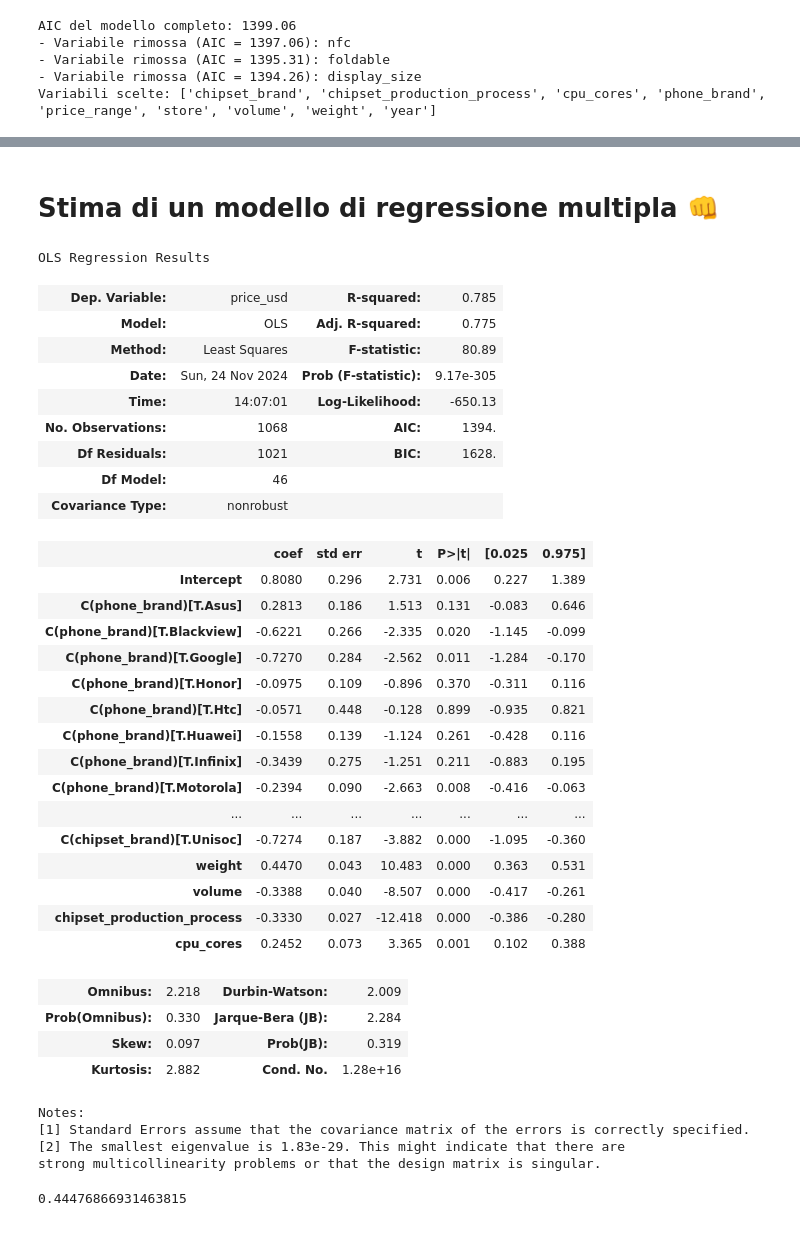
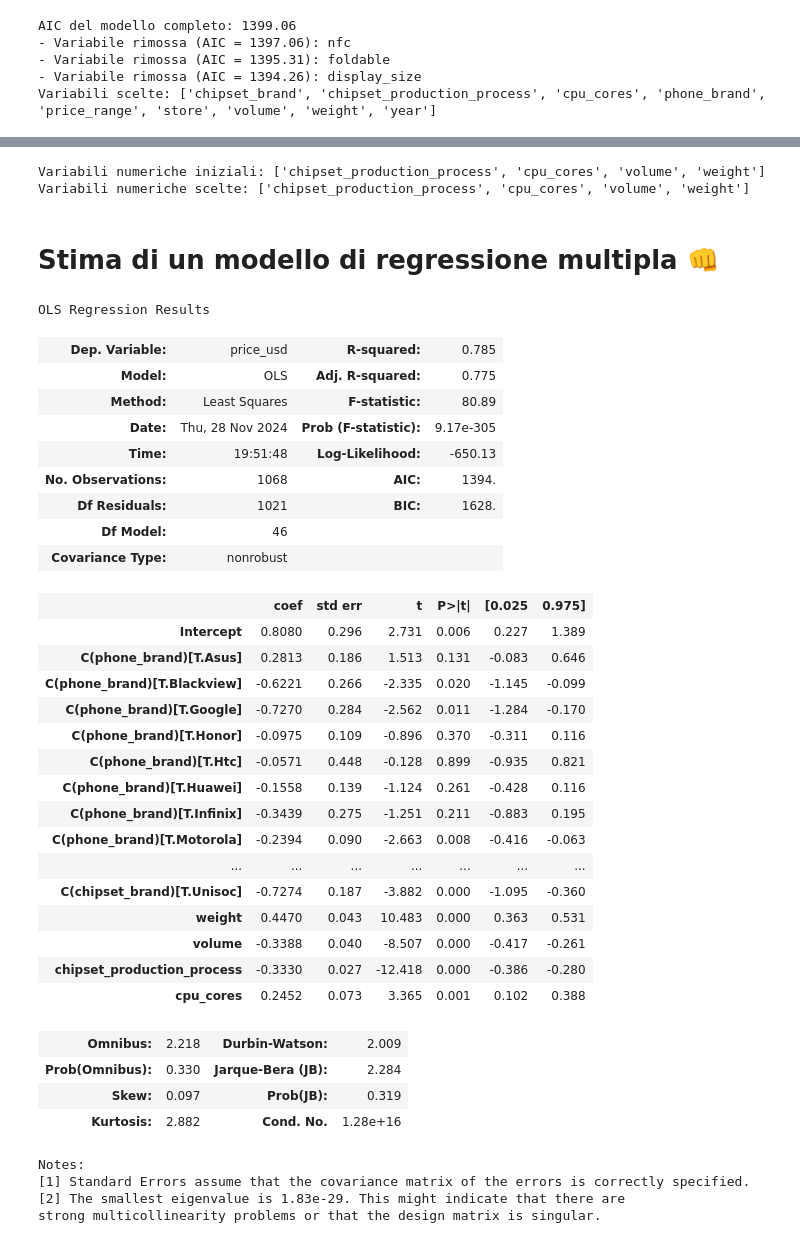
Before and after one commit to lamferzon/crash-course-Python, a Jupyter notebook: Lezioni/3. Caso di studio.ipynb, the cells around one changed output, grey strips where cells are left out. Drawn from its saved outputs; the diff is of its cells as text; code cells hidden in the pictures.

```diff
--- a/Lezioni/3. Caso di studio.ipynb
+++ b/Lezioni/3. Caso di studio.ipynb
@@ -442,3 +439,15 @@ tr_data[num_vars + [target_var]] = StandardScaler().fit_transform(tr_data[num_va
+# %%
+tr_data = data.copy()
+scaler = {}
+
+for var_i in num_vars + [target_var]:
+
+    # applicazione del logaritmo
+    x = np.log(np.array(tr_data[var_i]).reshape(-1, 1))
+
+    # standardizzazione
+    scaler[var_i] = StandardScaler()
+    tr_data[var_i] = scaler[var_i].fit_transform(x)
 # %% [markdown]
 ## Rimozione degli outlier tramite IQR (Interquartile Range)
 # %% [markdown]
@@ -661,7 +670,7 @@ def build_formula(t_var, n_vars, c_vars):
 # %% [markdown]
 ## Suddivisione del dataset in train e test
 # %%
-train_data, test_data = train_test_split(tr_data, train_size=.8, random_state=1)
+tr_train_data, tr_test_data = train_test_split(tr_data, train_size=.8, random_state=1)
 # %% [markdown]
 ## Stepwise backward
 L'approccio **stepwise backward** è una tecnica di selezione delle variabili utilizzata per costruire modelli statistici, come la regressione lineare, in modo da migliorare la parsimonia e ridurre l'overfitting. Questo metodo rimuove iterativamente le variabili meno significative (quelle che peggiorano maggiormente la qualità del modello) finché non si raggiunge una configurazione ottimale.
@@ -733,7 +742,7 @@ def run_backward_stepwise(t_var, n_vars, c_vars, df, tolerance=1e-6):
     print(f"Variabili scelte:", sorted(current_vars))
     return [var for var in current_vars if var in n_vars], [var for var in current_vars if var in c_vars]
 
-ch_num_vars, ch_cat_vars = run_backward_stepwise(target_var, num_vars, cat_vars, train_data)
+ch_num_vars, ch_cat_vars = run_backward_stepwise(target_var, num_vars.copy(), cat_vars.copy(), tr_train_data)
 # %% [output]
 AIC del modello completo: 1399.06
 - Variabile rimossa (AIC = 1397.06): nfc
@@ -743,18 +766,47 @@ Variabili scelte: ['chipset_brand', 'chipset_production_process', 'cpu_cores', '
+# %%
+def VIF_var_selection(n_vars, df):
+
+    # inizializzazione: tutti i regressori numerici
+    print(f"Variabili numeriche iniziali: {sorted(n_vars)}")
+    current_vars = n_vars
+
+    while True:
+
+        # calcolo del VIF per ogni covariata
+        subset = df[current_vars]
+        summary = pd.DataFrame()
+        summary["Variable"] = subset.columns
+        summary["VIF"] = [variance_inflation_factor(subset.values, i) for i in range(len(subset.columns))]
+
+        # il regressore con il VIF peggiore viene rimosso
+        if summary["VIF"].max() > 5:
+            print(f"- Variabile rimossa (VIF = {round(summary["VIF"].max(),2)}): {summary.loc[summary["VIF"].idxmax(), "Variable"]}")
+            current_vars.remove(summary.loc[summary["VIF"].idxmax(), "Variable"])
+        else:
+            break
+
+    print(f"Variabili numeriche scelte:", sorted(current_vars))
+    return current_vars
+
+ch_num_vars = VIF_var_selection(ch_num_vars.copy(), tr_data)
+# %% [output]
+Variabili numeriche iniziali: ['chipset_production_process', 'cpu_cores', 'volume', 'weight']
+Variabili numeriche scelte: ['chipset_production_process', 'cpu_cores', 'volume', 'weight']
 # %% [markdown]
 # Stima di un modello di regressione multipla 👊
 # %%
 mhat = smf.ols(
     formula=build_formula(target_var, ch_num_vars, ch_cat_vars),
-    data=train_data
+    data=tr_train_data
 ).fit()
 mhat.summary()
 # %% [output]
 OLS Regression Results
 | Dep. Variable: | price_usd | R-squared: | 0.785 |
 | Model: | OLS | Adj. R-squared: | 0.775 |
 | Method: | Least Squares | F-statistic: | 80.89 |
-| Date: | Sun, 24 Nov 2024 | Prob (F-statistic): | 9.17e-305 |
-| Time: | 14:07:01 | Log-Likelihood: | -650.13 |
+| Date: | Thu, 28 Nov 2024 | Prob (F-statistic): | 9.17e-305 |
+| Time: | 19:51:48 | Log-Likelihood: | -650.13 |
 | No. Observations: | 1068 | AIC: | 1394. |
 | Df Residuals: | 1021 | BIC: | 1628. |
 | Df Model: | 46 |  |  |
@@ -783,8 +835,3 @@ Notes:
 [1] Standard Errors assume that the covariance matrix of the errors is correctly specified.
 [2] The smallest eigenvalue is 1.83e-29. This might indicate that there are
 strong multicollinearity problems or that the design matrix is singular.
-# %%
-RMSE_train = np.sqrt(((train_data["price_usd"] - mhat.predict(train_data[[target_var] + ch_num_vars + ch_cat_vars]))**2).mean())
-RMSE_train
-# %% [output]
-0.44476866931463815
```
Also changed, not shown: parts of 16 cells of this notebook.
